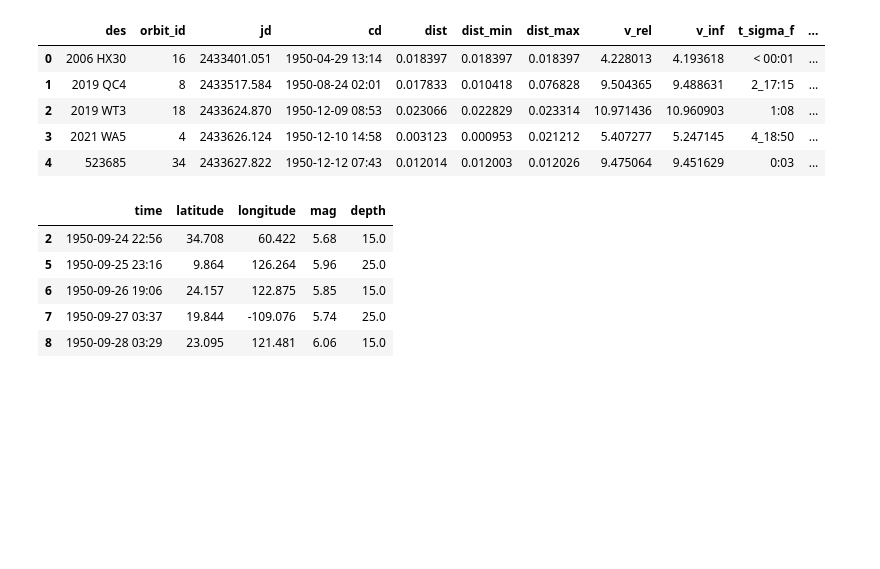
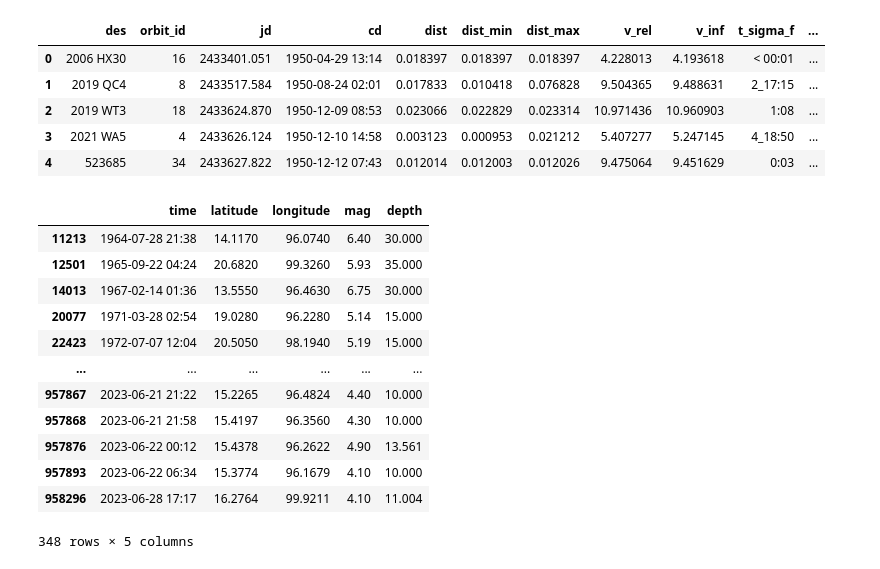
Before and after one commit to peeb01/Earthquake, a Jupyter notebook: DataSet/read.ipynb, the cells around one changed output. Drawn from its saved outputs; the diff is of its cells as text; code cells hidden in the pictures; blank space fills up the shorter version.

```diff
--- a/DataSet/read.ipynb
+++ b/DataSet/read.ipynb
@@ -29,16 +29,24 @@ neo.head()
 # %%
 ## magnetude > 5.00
 #filter = dt[(dt['latitude'] > 120) & (dt['longitude'] > 15)
 ndt = df[['time','latitude','longitude','mag','depth']]
-ndt = ndt[ndt['mag'] > 5]
-ndt.head()
+# at Thailand
+ndt = ndt[(ndt['mag']>=3) & (ndt['latitude']<= 20.920) &(ndt['latitude']>=5.6400) & (ndt['longitude']>=96) & (ndt['longitude']<=107)]
+ndt
 # %% [output]
 |  | time | latitude | longitude | mag | depth |
-| 2 | 1950-09-24 22:56 | 34.708 | 60.422 | 5.68 | 15.0 |
-| 5 | 1950-09-25 23:16 | 9.864 | 126.264 | 5.96 | 25.0 |
-| 6 | 1950-09-26 19:06 | 24.157 | 122.875 | 5.85 | 15.0 |
-| 7 | 1950-09-27 03:37 | 19.844 | -109.076 | 5.74 | 25.0 |
-| 8 | 1950-09-28 03:29 | 23.095 | 121.481 | 6.06 | 15.0 |
+| 11213 | 1964-07-28 21:38 | 14.1170 | 96.0740 | 6.40 | 30.000 |
+| 12501 | 1965-09-22 04:24 | 20.6820 | 99.3260 | 5.93 | 35.000 |
+| 14013 | 1967-02-14 01:36 | 13.5550 | 96.4630 | 6.75 | 30.000 |
+| 20077 | 1971-03-28 02:54 | 19.0280 | 96.2280 | 5.14 | 15.000 |
+| 22423 | 1972-07-07 12:04 | 20.5050 | 98.1940 | 5.19 | 15.000 |
+| ... | ... | ... | ... | ... | ... |
+| 957867 | 2023-06-21 21:22 | 15.2265 | 96.4824 | 4.40 | 10.000 |
+| 957868 | 2023-06-21 21:58 | 15.4197 | 96.3560 | 4.30 | 10.000 |
+| 957876 | 2023-06-22 00:12 | 15.4378 | 96.2622 | 4.90 | 13.561 |
+| 957893 | 2023-06-22 06:34 | 15.3774 | 96.1679 | 4.10 | 10.000 |
+| 958296 | 2023-06-28 17:17 | 16.2764 | 99.9211 | 4.10 | 11.004 |
+348 rows × 5 columns
 # %%
 neo['cd'] = pd.to_datetime(neo['cd'], errors='coerce')
 ndt['time'] = pd.to_datetime(ndt['time'], errors='coerce')
```
Also changed, not shown: parts of 1 cell of this notebook.
